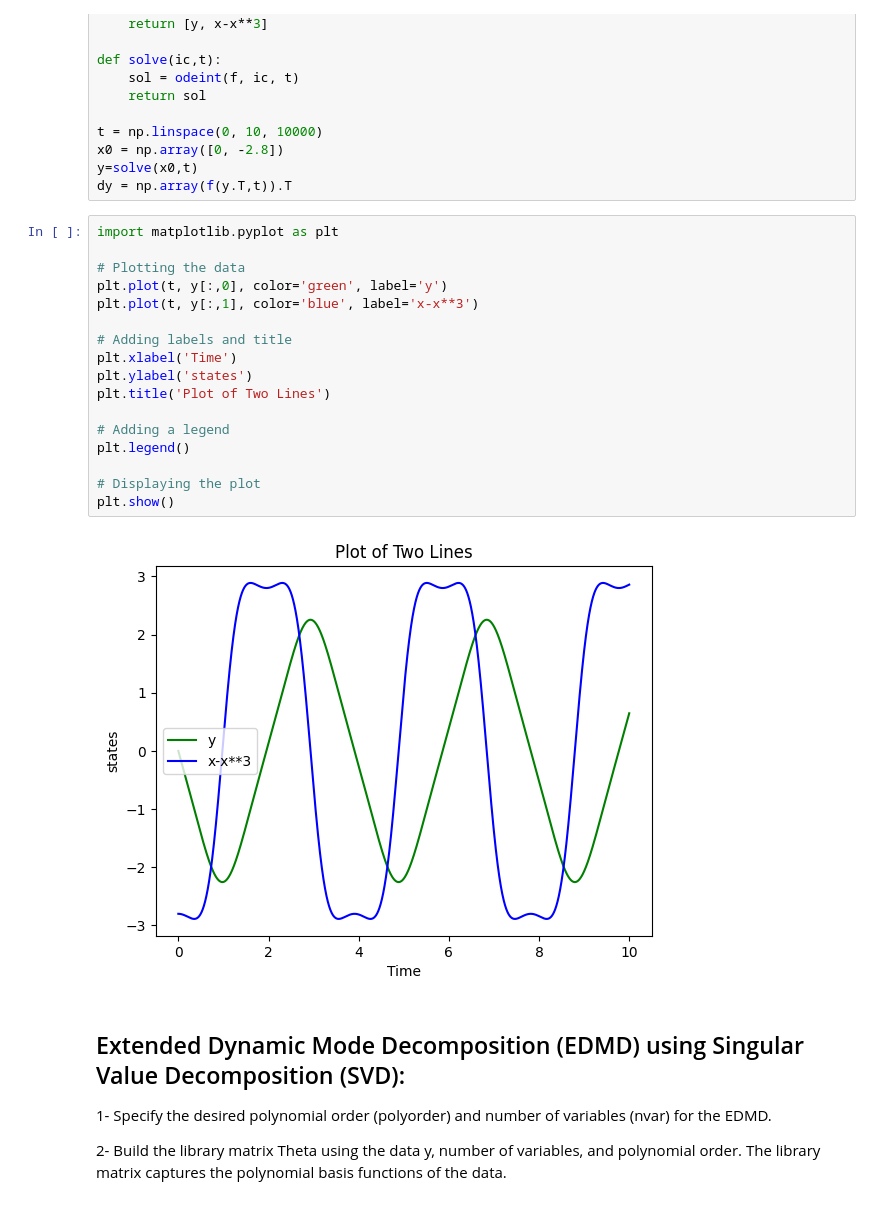
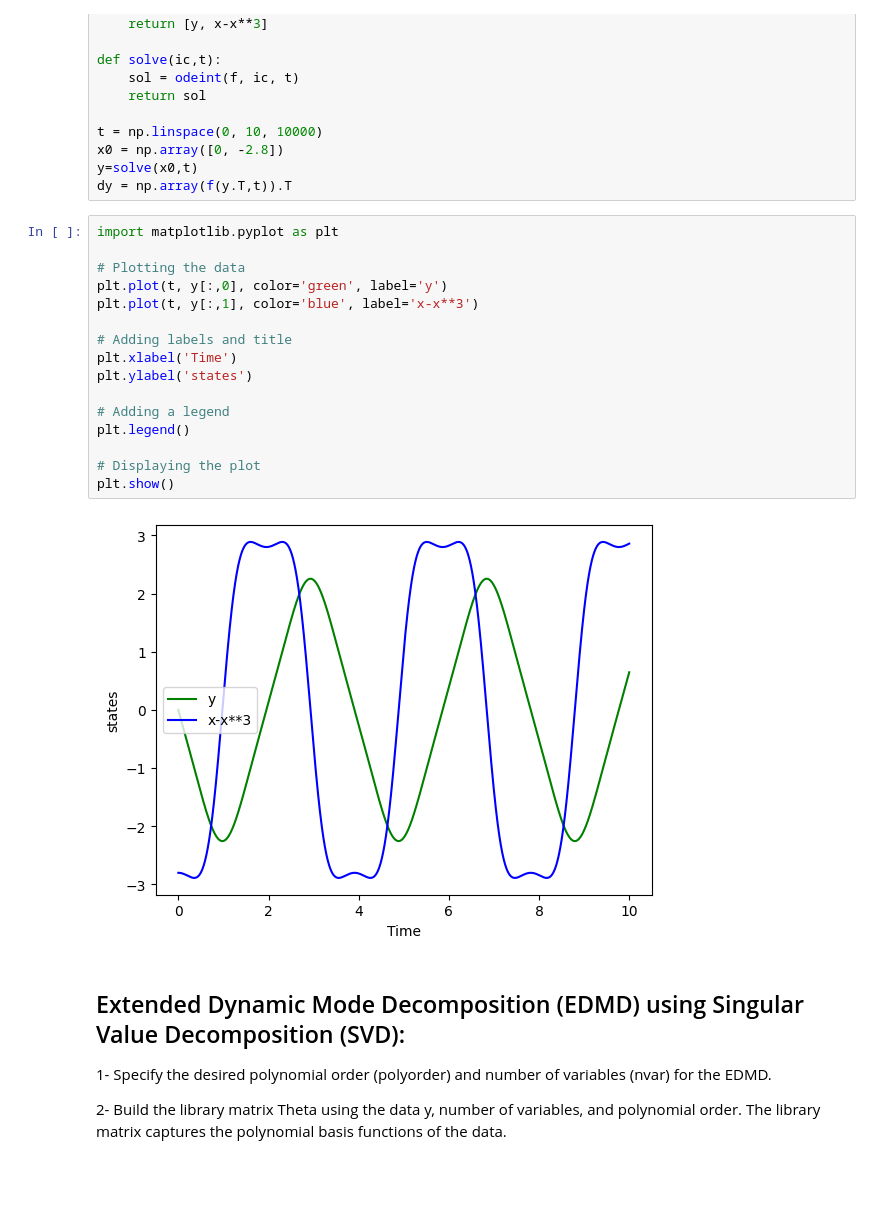
Before and after one commit to shahin1009/EDMD, a Jupyter notebook: EDMD.ipynb, the cells around one changed output. Drawn from its saved outputs; the diff is of its cells as text; blank space fills up the shorter version.

```diff
--- a/EDMD.ipynb
+++ b/EDMD.ipynb
@@ -187,22 +187,21 @@ dy = np.array(f(y.T,t)).T
 # %%
 import matplotlib.pyplot as plt
 
 # Plotting the data
 plt.plot(t, y[:,0], color='green', label='y')
 plt.plot(t, y[:,1], color='blue', label='x-x**3')
 
 # Adding labels and title
 plt.xlabel('Time')
 plt.ylabel('states')
-plt.title('Plot of Two Lines')
 
 # Adding a legend
 plt.legend()
 
 # Displaying the plot
 plt.show()
 # %% [output]
-[figure, old version]
+[figure, new version]
 # %% [markdown]
 ## Extended Dynamic Mode Decomposition (EDMD) using Singular Value Decomposition (SVD):
 
```
